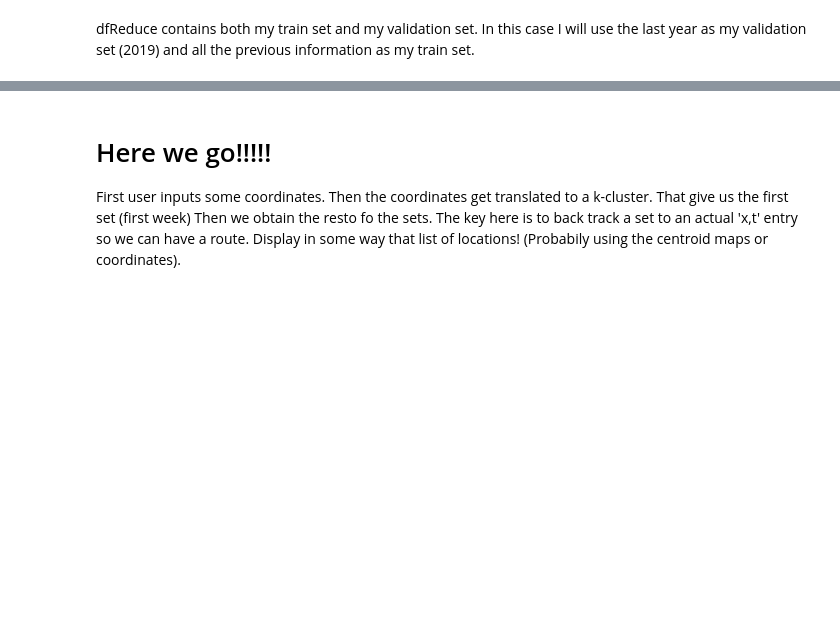
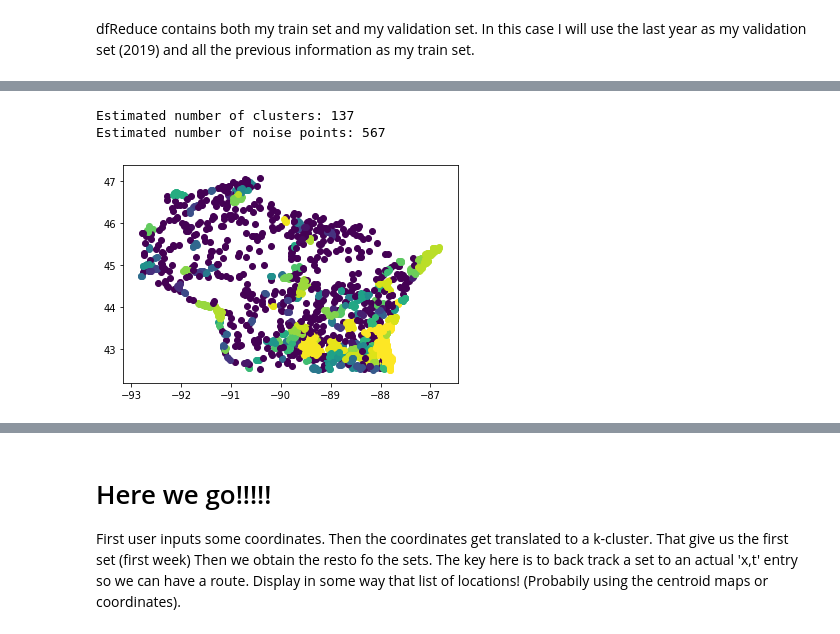
Before and after one commit to hinowashi/Insight-Project, a Jupyter notebook: Insight Project Set Method.ipynb, the cells around one changed output, grey strips where cells are left out. Cells and saved outputs as stored; diff of their text form; code cells hidden in the pictures; blank space fills up the shorter version.

```diff
--- a/Insight Project Set Method.ipynb
+++ b/Insight Project Set Method.ipynb
@@ -99,0 +177,24 @@ dfKMeans.head(5)
+# %%
+latHotspot, lonHotspot = np.array(dfbdscan['LATITUDE']), np.array(dfbdscan['LONGITUDE'])
+locationList = np.empty((latHotspot.shape[0],2))
+for i in range(0, dfbdscan.shape[0]):
+    locationList[i,0], locationList[i,1] = latHotspot[i], lonHotspot[i]
+# %%
+eps = .05
+dbmod = DBSCAN(eps=eps, min_samples=3, metric='euclidean').fit(locationList)
+# %%
+labels = dbmod.labels_
+n_clusters_ = len(set(labels)) - (1 if -1 in labels else 0)
+n_noise_ = list(labels).count(-1)
+core_samples_mask = np.zeros_like(dbmod.labels_, dtype=bool)
+core_samples_mask[dbmod.core_sample_indices_] = True
+
+print('Estimated number of clusters: %d' % n_clusters_)
+print('Estimated number of noise points: %d' % n_noise_)
+# %% [output]
+Estimated number of clusters: 137
+Estimated number of noise points: 567
+# %%
+unique_labels = set(labels)
+colors = [plt.cm.viridis_r(each)
+          for each in np.linspace(0, 1, len(unique_labels))]
@@ -99,0 +204,6 @@ dfKMeans.head(5)
+# %%
+for i, clust in enumerate(labels):
+    plt.scatter(locationList[i][1],locationList[i][0], color = colors[clust])
+plt.show()
+# %% [output]
+[figure, added]
```
Also changed, not shown: parts of 57 cells of this notebook.
